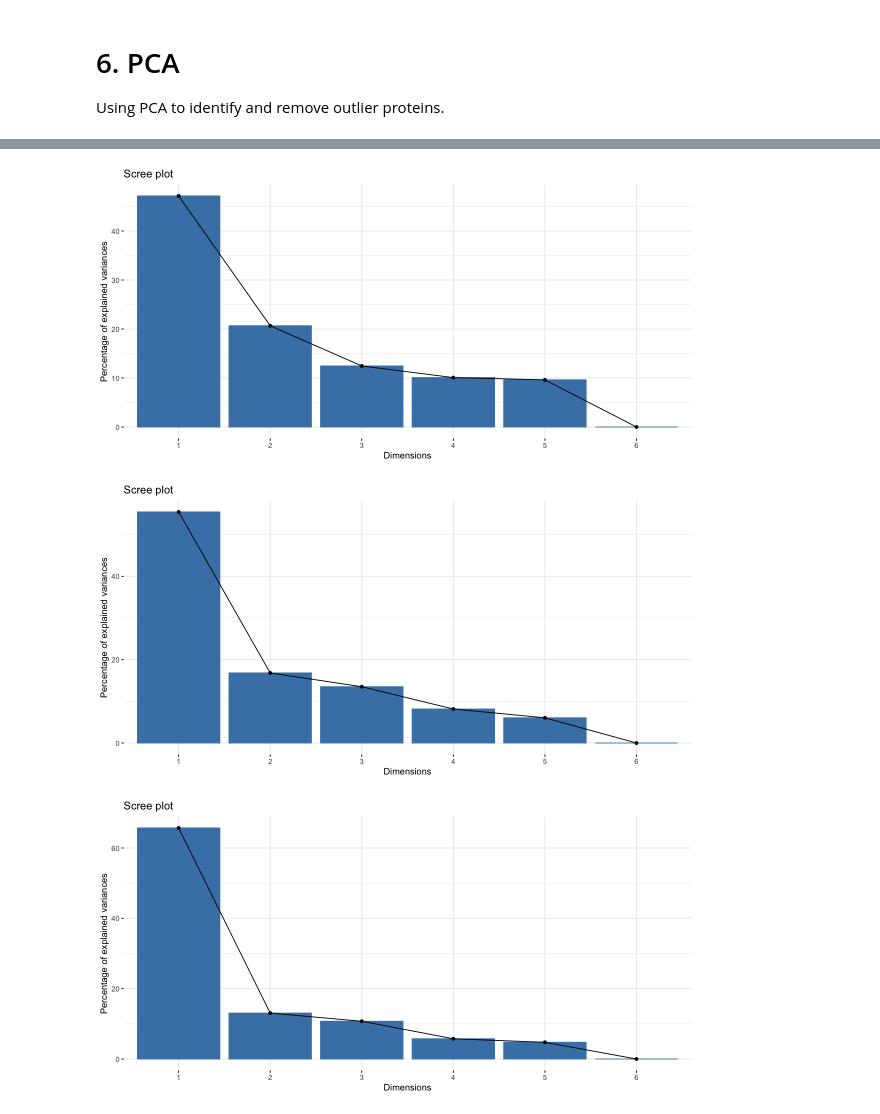
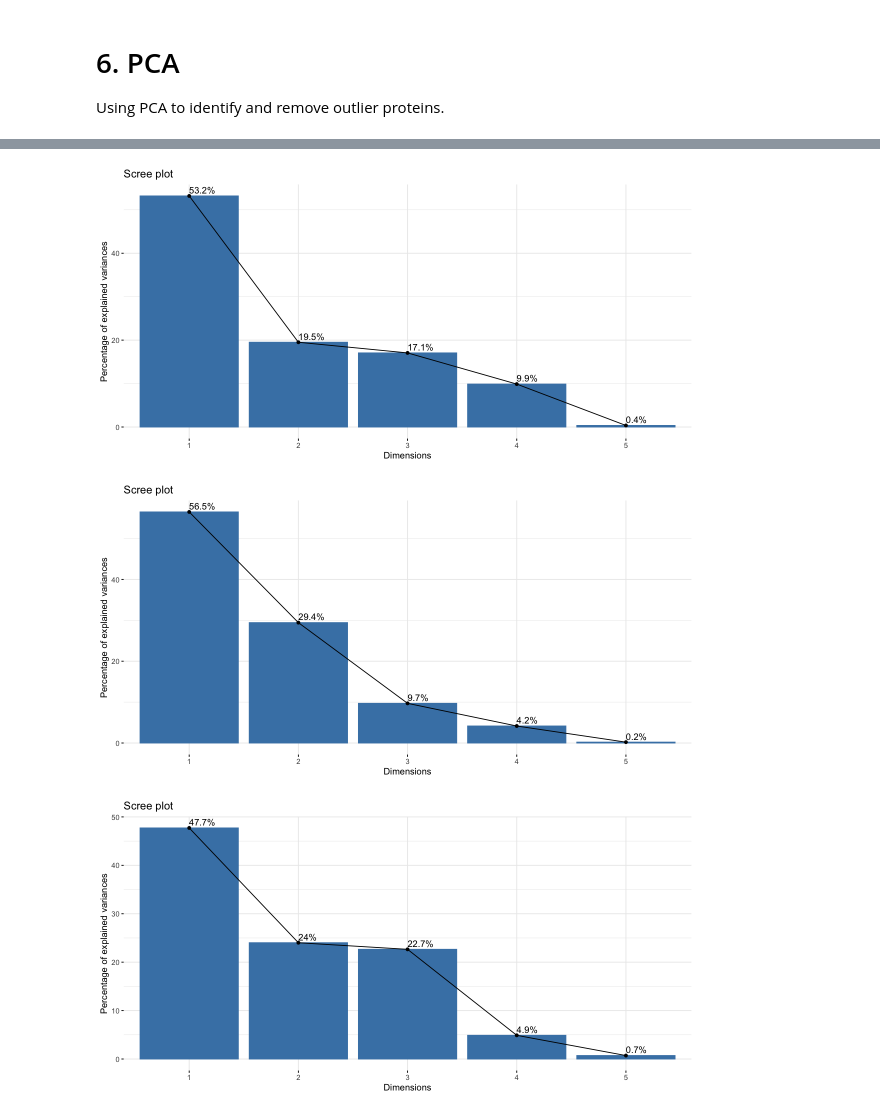
Before and after one commit to alexispayton/Wildfires-and-Extracellular-Vesicles-EVs-Woodsmoke-Alters-EV-Proteomic-Signatures-involved-in-Ext, a Jupyter notebook: 3. Proteomics Data Processing/Data Processing.ipynb, the cells around one changed output, grey strips where cells are left out. Saved outputs shown, nothing was run; the diff lists cells and outputs as text; code cells hidden in the pictures.

```diff
--- a/3. Proteomics Data Processing/Data Processing.ipynb
+++ b/3. Proteomics Data Processing/Data Processing.ipynb
@@ -420,0 +365,24 @@ A tibble: 6 × 990
+# %%
+# pca_prep_imputed_df = imputed_df %>%
+#     select(-c("Set", "Treatment")) %>%
+#     pivot_wider(names_from = Protein, values_from = Value)
+
+# head(pca_prep_imputed_df)
+
+pca_prep_coculture_exp_df = coculture_exp_imputed_df %>%
+    select(-c("Set", "Treatment")) %>%
+    pivot_wider(names_from = Protein, values_from = Value)
+
+pca_prep_coculture_vehicleCT_df = coculture_vehicleCT_imputed_df %>%
+    select(-c("Set", "Treatment")) %>%
+    pivot_wider(names_from = Protein, values_from = Value)
+
+pca_prep_triculture_exp_df = triculture_exp_imputed_df %>%
+    select(-c("Set", "Treatment")) %>%
+    pivot_wider(names_from = Protein, values_from = Value)
+
+pca_prep_triculture_vehicleCT_df = triculture_vehicleCT_imputed_df %>%
+    select(-c("Set", "Treatment")) %>%
+    pivot_wider(names_from = Protein, values_from = Value)
+
+head(pca_prep_coculture_exp_df)
@@ -421,14 +399,18 @@ A tibble: 6 × 990
 # %%
 # running PCA
-pca_coculture_exp = prcomp(pca_prep_coculture_exp_df, scale = TRUE)
-pca_coculture_vehicleCT = prcomp(pca_prep_coculture_vehicleCT_df, scale = TRUE)
-pca_triculture_exp = prcomp(pca_prep_triculture_exp_df, scale = TRUE)
-pca_triculture_vehicleCT = prcomp(pca_prep_triculture_vehicleCT_df, scale = TRUE)
+# unable to run pca on entire dataset, each treatment included different proteins creating missing data
+# variables = proteins, individuals = replicates
+#pca_proteome = prcomp(pca_prep_imputed_df[2:25], scale = TRUE)
+pca_coculture_exp = prcomp(pca_prep_coculture_exp_df[2:dim(pca_prep_coculture_exp_df)[1]], scale = TRUE)
+pca_coculture_vehicleCT = prcomp(pca_prep_coculture_vehicleCT_df[2:dim(pca_prep_coculture_vehicleCT_df)[1]], scale = TRUE)
+pca_triculture_exp = prcomp(pca_prep_triculture_exp_df[2:dim(pca_prep_triculture_exp_df)[1]], scale = TRUE)
+pca_triculture_vehicleCT = prcomp(pca_prep_triculture_vehicleCT_df[2:dim(pca_prep_triculture_vehicleCT_df)[1]], scale = TRUE)
 
 # viewing scree plots to see how much of the variance was captured in first 2 eigenvectors
 options(repr.plot.width=10, repr.plot.height=5) #changing size
-fviz_eig(pca_coculture_exp)
-fviz_eig(pca_coculture_vehicleCT)
-fviz_eig(pca_triculture_exp)
-fviz_eig(pca_triculture_vehicleCT)
+#fviz_eig(pca_proteome)
+fviz_eig(pca_coculture_exp, addlabels = TRUE)
+fviz_eig(pca_coculture_vehicleCT, addlabels = TRUE)
+fviz_eig(pca_triculture_exp, addlabels = TRUE)
+fviz_eig(pca_triculture_vehicleCT, addlabels = TRUE)
 # %% [output]
@@ -436,6 +418,6 @@ fviz_eig(pca_triculture_vehicleCT)
-[figure, old version]
+[figure, new version]
-[figure, old version]
+[figure, new version]
-[figure, old version]
+[figure, new version]
 # %%
 # visualizing all data to detect outliers
 fviz_pca_ind(pca_coculture_exp,
```
Also changed, not shown: parts of 10 cells of this notebook.
